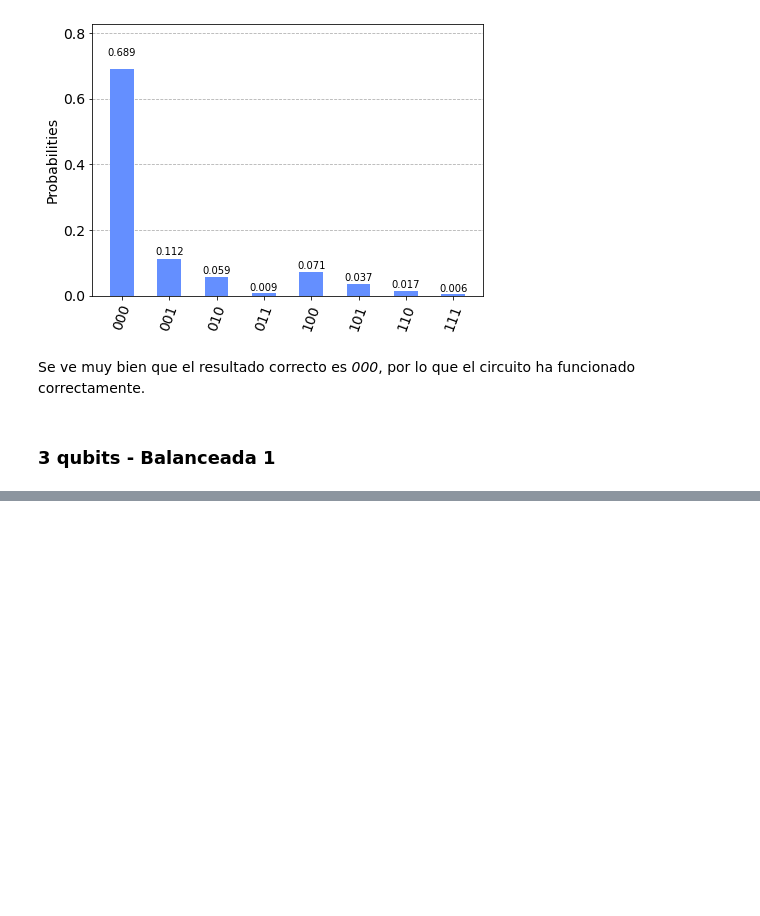
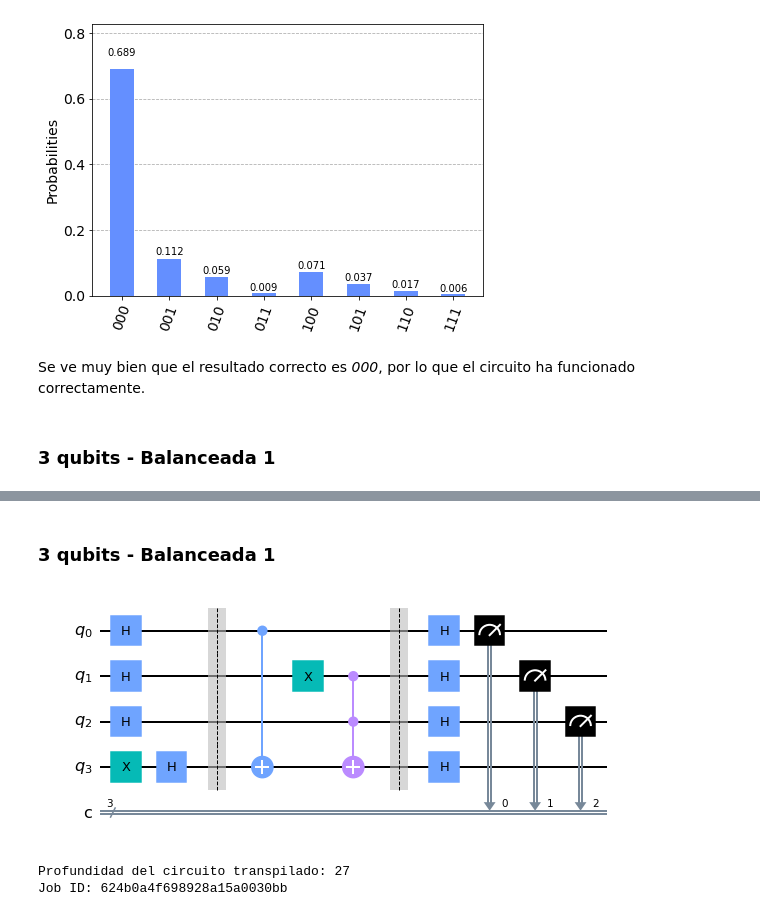
Before and after one commit to gulis1/APCC, a Jupyter notebook: Practica4/Ejercicio4 - Qiskit.ipynb, the cells around one changed output, grey strips where cells are left out. Saved outputs shown, nothing was run; the diff lists cells and outputs as text; code cells hidden in the pictures; blank space fills up the shorter version.

```diff
--- a/Practica4/Ejercicio4 - Qiskit.ipynb
+++ b/Practica4/Ejercicio4 - Qiskit.ipynb
@@ -246,0 +266,41 @@ c3b.draw(output='mpl')
+# %% [markdown]
+### 3 qubits - Balanceada 1
+# %%
+from qiskit import QuantumCircuit
+
+c3b2 = QuantumCircuit(4, 3)
+c3b2.x(3)
+
+hadamards(c3b2)
+
+c3b2.barrier()
+
+c3b2.cnot(0, 3)
+
+# Oráculo
+
+c3b2.x(1)
+c3b2.toffoli(1, 2, 3)
+
+c3b2.barrier()
+
+hadamards(c3b2)
+
+c3b2.measure([0, 1, 2], [0, 1, 2])
+
+c3b2.draw(output='mpl')
+# %% [output]
+[figure, added]
+# %%
+from qiskit import transpile
+
+backend = provider.get_backend('ibmq_manila')
+transpiled = transpile(c3b2, backend=backend)
+
+print('Profundidad del circuito transpilado:', transpiled.depth())
+
+job = backend.run(transpiled)
+print('Job ID:', job.job_id())
+# %% [output]
+Profundidad del circuito transpilado: 27
+Job ID: 624b0a4f698928a15a0030bb
```
Also changed, not shown: parts of 4 cells of this notebook, 1 other file.
